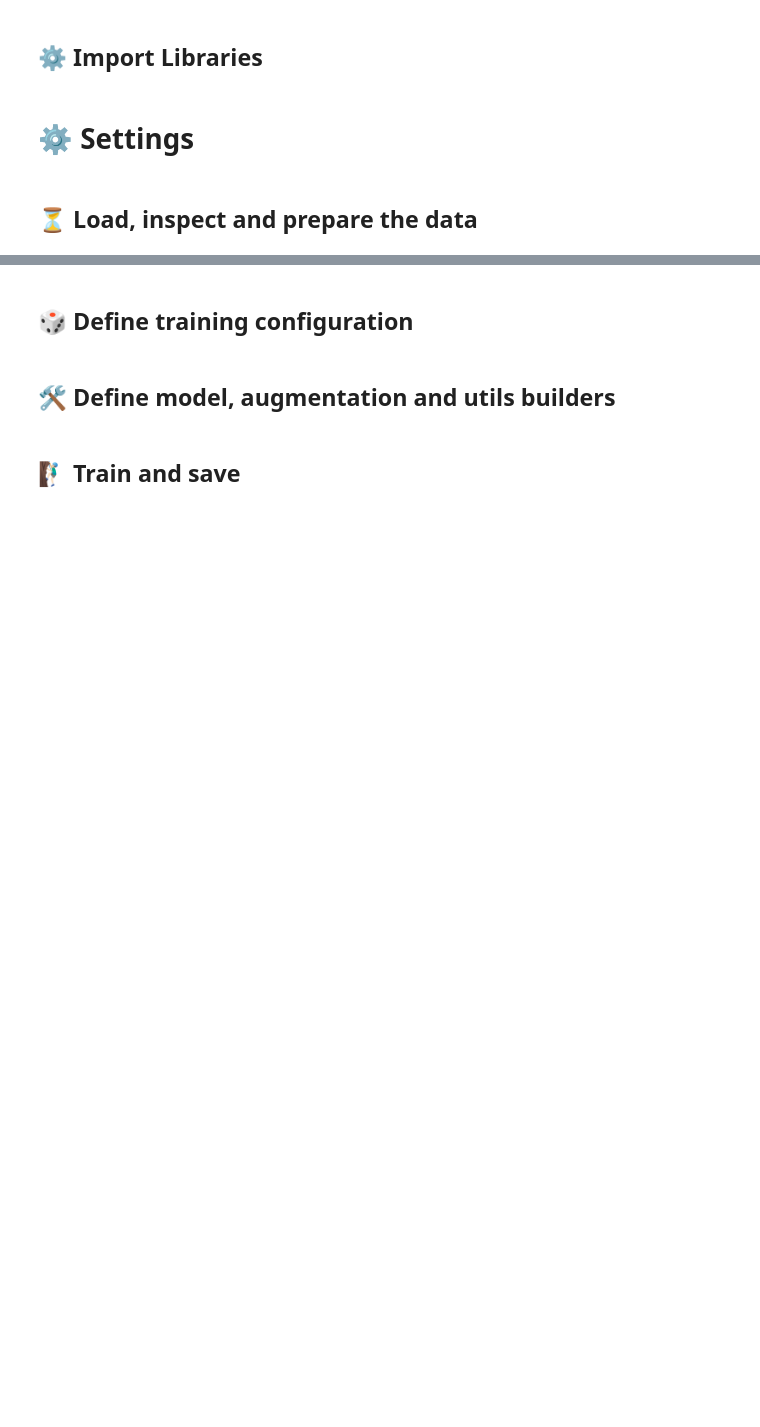
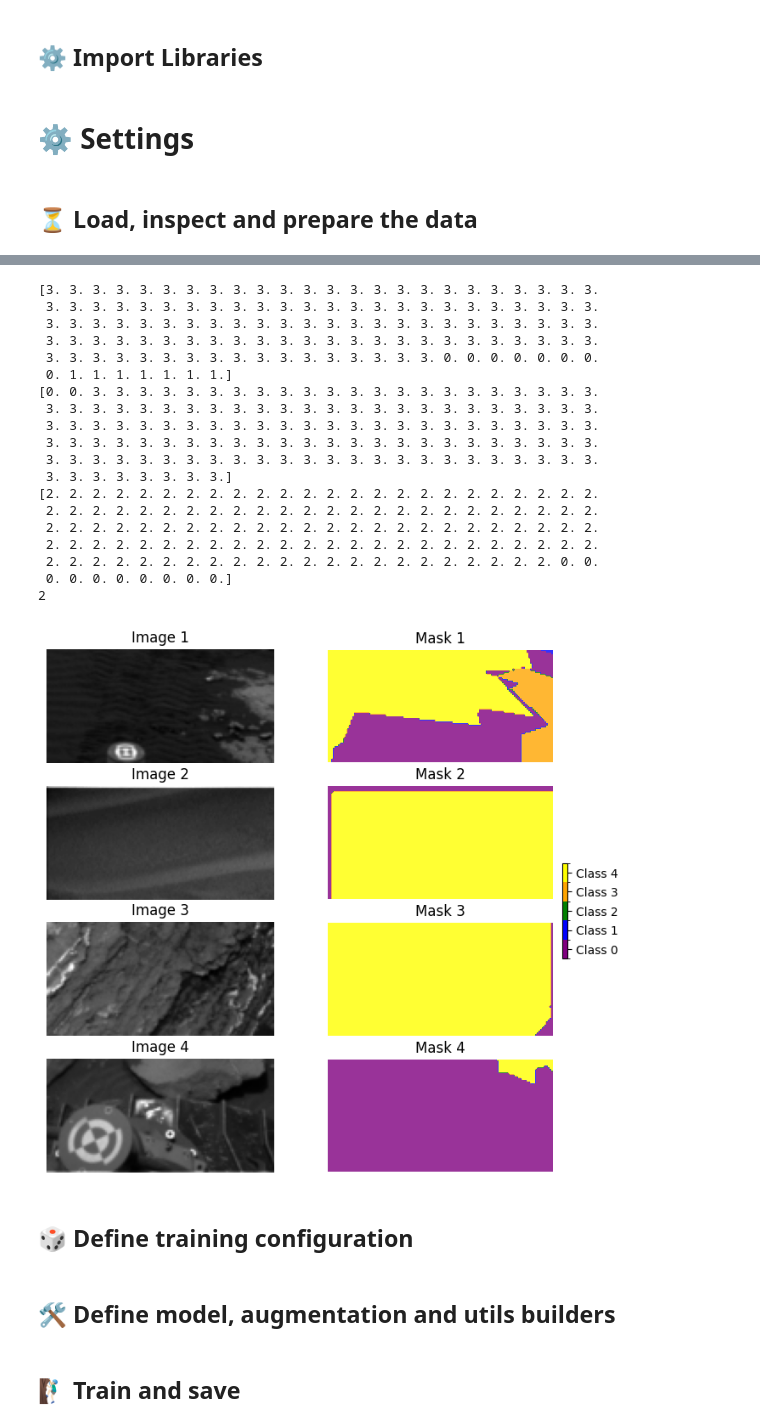
Before and after one commit to mattteochen/polimi-anndl, a Jupyter notebook: h2/main.ipynb, the cells around one changed output, grey strips where cells are left out. Drawn from its saved outputs; the diff is of its cells as text; code cells hidden in the pictures; blank space fills up the shorter version.

```diff
--- a/h2/main.ipynb
+++ b/h2/main.ipynb
@@ -221,14 +243,12 @@ def plot(data, mask=None, num_images=10, rows=4, cols=8, num_cls=5, colors=None)
     # Define custom colors for each class
     import matplotlib.colors as mcolors
     if num_cls == 2:
-      print(1)
       class_colors = ["blue", "purple"] if colors is None else colors
     elif num_classes == 5:
-      print(2)
       class_colors = ["purple", "blue", "green", "orange", "yellow"] if colors is None else colors
     else:
       raise RuntimeError('Not impl')
-    cmap = mcolors.ListedColormap(class_colors, N=num_cls)
+    cmap = mcolors.ListedColormap(class_colors)
 
     # Define normalization to map class values to the color map
     bounds = np.arange(num_cls + 1) - 0.5  # Create boundaries for each class
@@ -269,8 +289,35 @@ if not quick_run:
   plot(X_train, rows=10, cols=8)
 # %%
 # An additional check: you should not see any outlier
+prev_qr = quick_run
+quick_run = False
 if not quick_run:
-  plot(X_train, mask=y_train, num_images=40)
+  print(y_train[0][0,:])
+  print(y_train[1][-1,:])
+  print(y_train[2][-1,:])
+  plot(X_train, mask=y_train, num_images=4)
+quick_run = prev_qr
+# %% [output]
+[3. 3. 3. 3. 3. 3. 3. 3. 3. 3. 3. 3. 3. 3. 3. 3. 3. 3. 3. 3. 3. 3. 3. 3.
+ 3. 3. 3. 3. 3. 3. 3. 3. 3. 3. 3. 3. 3. 3. 3. 3. 3. 3. 3. 3. 3. 3. 3. 3.
+ 3. 3. 3. 3. 3. 3. 3. 3. 3. 3. 3. 3. 3. 3. 3. 3. 3. 3. 3. 3. 3. 3. 3. 3.
+ 3. 3. 3. 3. 3. 3. 3. 3. 3. 3. 3. 3. 3. 3. 3. 3. 3. 3. 3. 3. 3. 3. 3. 3.
+ 3. 3. 3. 3. 3. 3. 3. 3. 3. 3. 3. 3. 3. 3. 3. 3. 3. 0. 0. 0. 0. 0. 0. 0.
+ 0. 1. 1. 1. 1. 1. 1. 1.]
+[0. 0. 3. 3. 3. 3. 3. 3. 3. 3. 3. 3. 3. 3. 3. 3. 3. 3. 3. 3. 3. 3. 3. 3.
+ 3. 3. 3. 3. 3. 3. 3. 3. 3. 3. 3. 3. 3. 3. 3. 3. 3. 3. 3. 3. 3. 3. 3. 3.
+ 3. 3. 3. 3. 3. 3. 3. 3. 3. 3. 3. 3. 3. 3. 3. 3. 3. 3. 3. 3. 3. 3. 3. 3.
+ 3. 3. 3. 3. 3. 3. 3. 3. 3. 3. 3. 3. 3. 3. 3. 3. 3. 3. 3. 3. 3. 3. 3. 3.
+ 3. 3. 3. 3. 3. 3. 3. 3. 3. 3. 3. 3. 3. 3. 3. 3. 3. 3. 3. 3. 3. 3. 3. 3.
+ 3. 3. 3. 3. 3. 3. 3. 3.]
+[2. 2. 2. 2. 2. 2. 2. 2. 2. 2. 2. 2. 2. 2. 2. 2. 2. 2. 2. 2. 2. 2. 2. 2.
+ 2. 2. 2. 2. 2. 2. 2. 2. 2. 2. 2. 2. 2. 2. 2. 2. 2. 2. 2. 2. 2. 2. 2. 2.
+ 2. 2. 2. 2. 2. 2. 2. 2. 2. 2. 2. 2. 2. 2. 2. 2. 2. 2. 2. 2. 2. 2. 2. 2.
+ 2. 2. 2. 2. 2. 2. 2. 2. 2. 2. 2. 2. 2. 2. 2. 2. 2. 2. 2. 2. 2. 2. 2. 2.
+ 2. 2. 2. 2. 2. 2. 2. 2. 2. 2. 2. 2. 2. 2. 2. 2. 2. 2. 2. 2. 2. 2. 0. 0.
+ 0. 0. 0. 0. 0. 0. 0. 0.]
+2
+[figure, added]
 # %%
 def check_class_distribution(label_dataset, num_classes):
   # Initialize counts for each class
```
Also changed, not shown: parts of 2 cells of this notebook.
